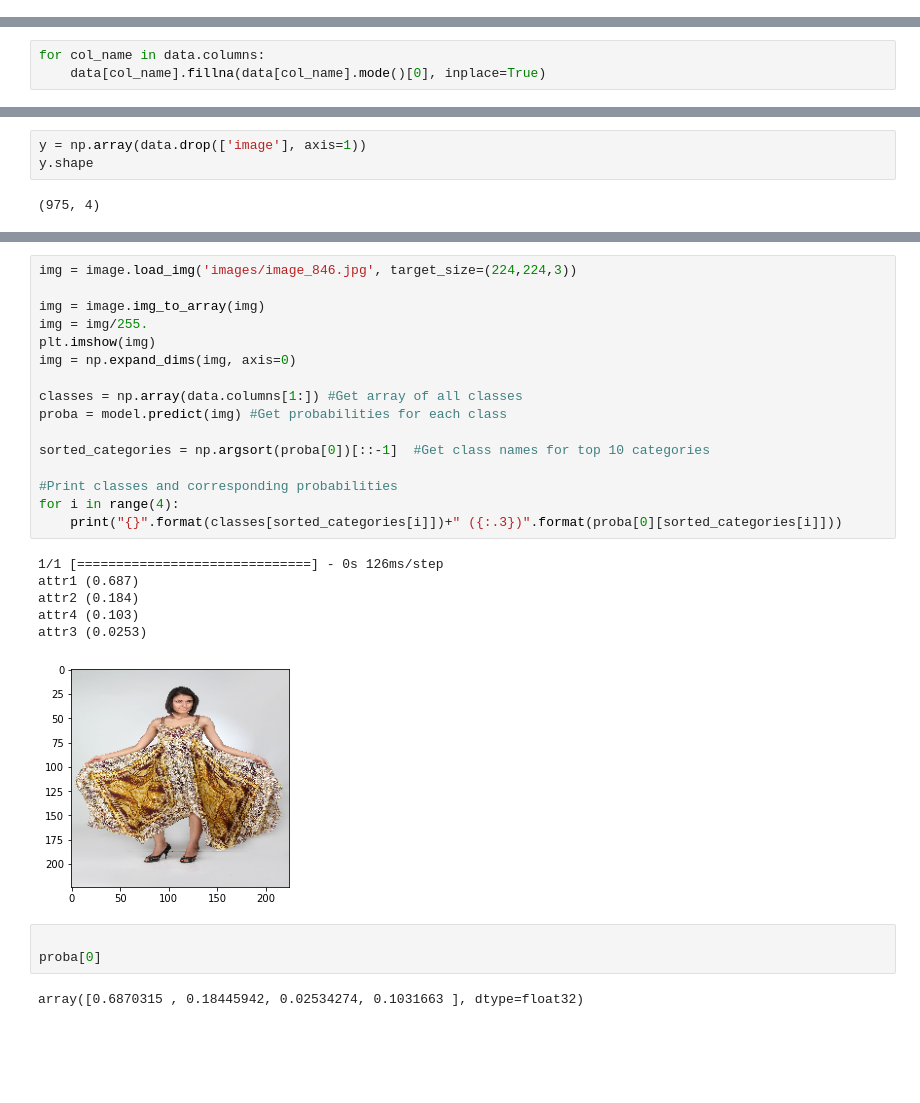
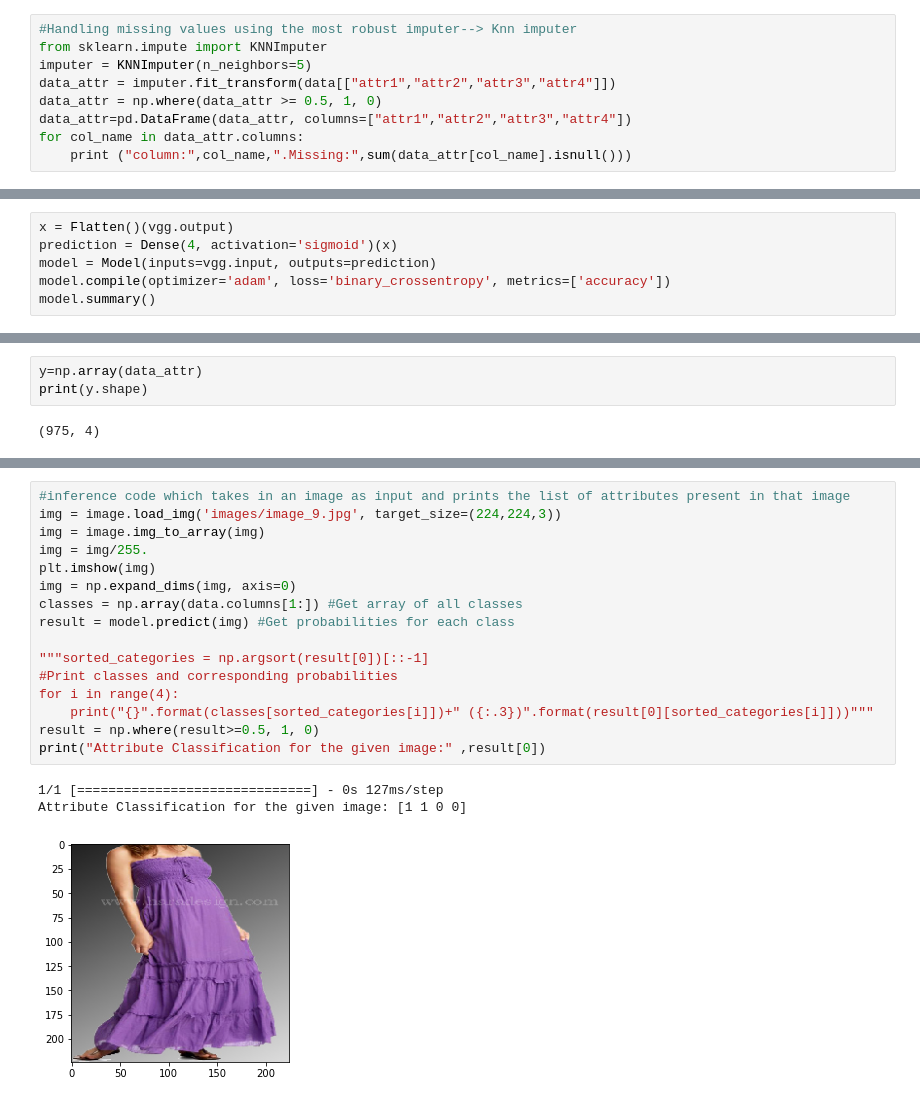
Before and after one commit to sowmu25/Aimonk_CV, a Jupyter notebook: Atrribute.ipynb, the cells around one changed output, grey strips where cells are left out. Cells and saved outputs as stored; diff of their text form; blank space fills up the shorter version.

Commit message:
model

```diff
--- a/Atrribute.ipynb
+++ b/Atrribute.ipynb
@@ -59,0 +69,9 @@ data.describe()
+# %%
+#Handling missing values using the most robust imputer--> Knn imputer
+from sklearn.impute import KNNImputer
+imputer = KNNImputer(n_neighbors=5)
+data_attr = imputer.fit_transform(data[["attr1","attr2","attr3","attr4"]])
+data_attr = np.where(data_attr >= 0.5, 1, 0)
+data_attr=pd.DataFrame(data_attr, columns=["attr1","attr2","attr3","attr4"])
+for col_name in data_attr.columns:
+    print ("column:",col_name,".Missing:",sum(data_attr[col_name].isnull()))
@@ -78,3 +92,0 @@ column: attr4 .Missing: 94
-# %%
-for col_name in data.columns:
-    data[col_name].fillna(data[col_name].mode()[0], inplace=True)
@@ -126,0 +100,6 @@ model.compile(optimizer='adam', loss='binary_crossentropy', metrics=['accuracy']
+# %%
+x = Flatten()(vgg.output)
+prediction = Dense(4, activation='sigmoid')(x)
+model = Model(inputs=vgg.input, outputs=prediction)
+model.compile(optimizer='adam', loss='binary_crossentropy', metrics=['accuracy'])
+model.summary()
@@ -137,6 +138,6 @@ X = np.array(X_dataset)
 # %%
-y = np.array(data.drop(['image'], axis=1))
-y.shape
+y=np.array(data_attr)
+print(y.shape)
 # %% [output]
 (975, 4)
 # %%
@@ -194,31 +215,23 @@ history.history
 # %%
-img = image.load_img('images/image_846.jpg', target_size=(224,224,3))
-
+#inference code which takes in an image as input and prints the list of attributes present in that image
+img = image.load_img('images/image_9.jpg', target_size=(224,224,3))
 img = image.img_to_array(img)
 img = img/255.
 plt.imshow(img)
 img = np.expand_dims(img, axis=0)
+classes = np.array(data.columns[1:]) #Get array of all classes
+result = model.predict(img) #Get probabilities for each class
 
-classes = np.array(data.columns[1:]) #Get array of all classes
-proba = model.predict(img) #Get probabilities for each class
-
-sorted_categories = np.argsort(proba[0])[::-1]  #Get class names for top 10 categories
-
+"""sorted_categories = np.argsort(result[0])[::-1]
 #Print classes and corresponding probabilities
 for i in range(4):
-    print("{}".format(classes[sorted_categories[i]])+" ({:.3})".format(proba[0][sorted_categories[i]]))
+    print("{}".format(classes[sorted_categories[i]])+" ({:.3})".format(result[0][sorted_categories[i]]))"""
+result = np.where(result>=0.5, 1, 0)
+print("Attribute Classification for the given image:" ,result[0])
 # %% [output]
-1/1 [==============================] - 0s 126ms/step
-attr1 (0.687)
-attr2 (0.184)
-attr4 (0.103)
-attr3 (0.0253)
+1/1 [==============================] - 0s 127ms/step
+Attribute Classification for the given image: [1 1 0 0]
-[figure, old version]
+[figure, new version]
-# %%
-
-proba[0]
-# %% [output]
-array([0.6870315 , 0.18445942, 0.02534274, 0.1031663 ], dtype=float32)
 # %%
 _, acc = model.evaluate(X_test, y_test)
 print("Accuracy = ", (acc * 100.0), "%")
```
Also changed, not shown: parts of 24 cells of this notebook, 16 other files.
